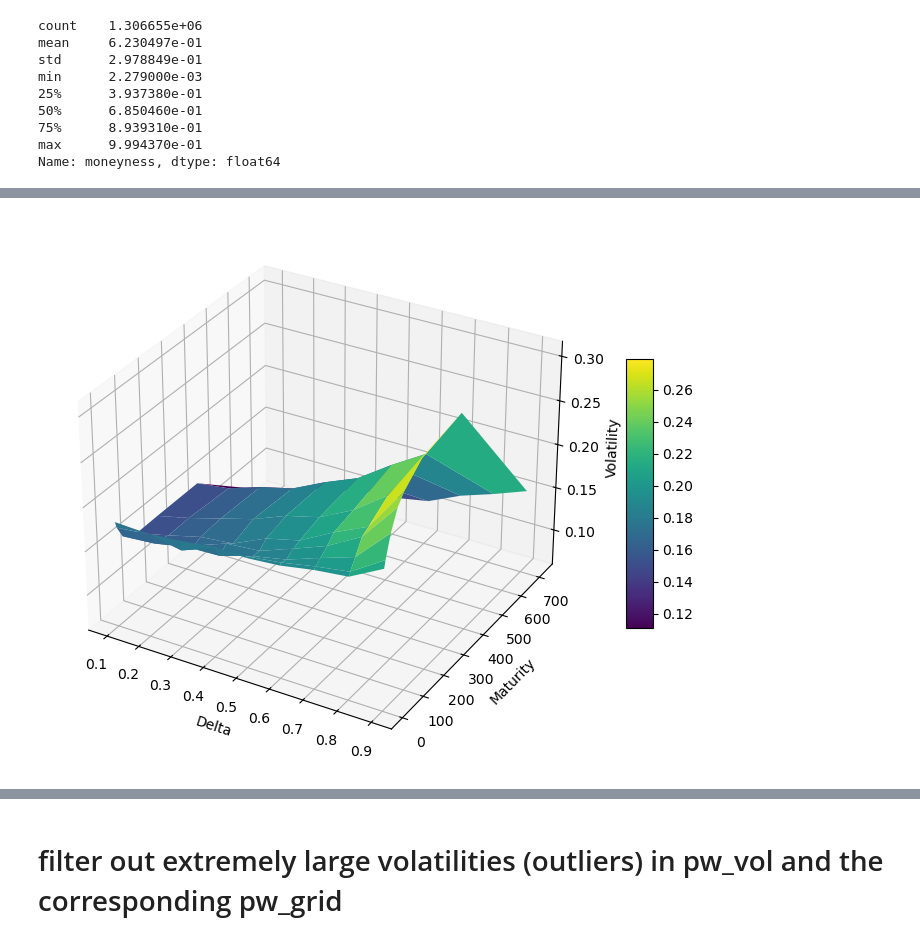
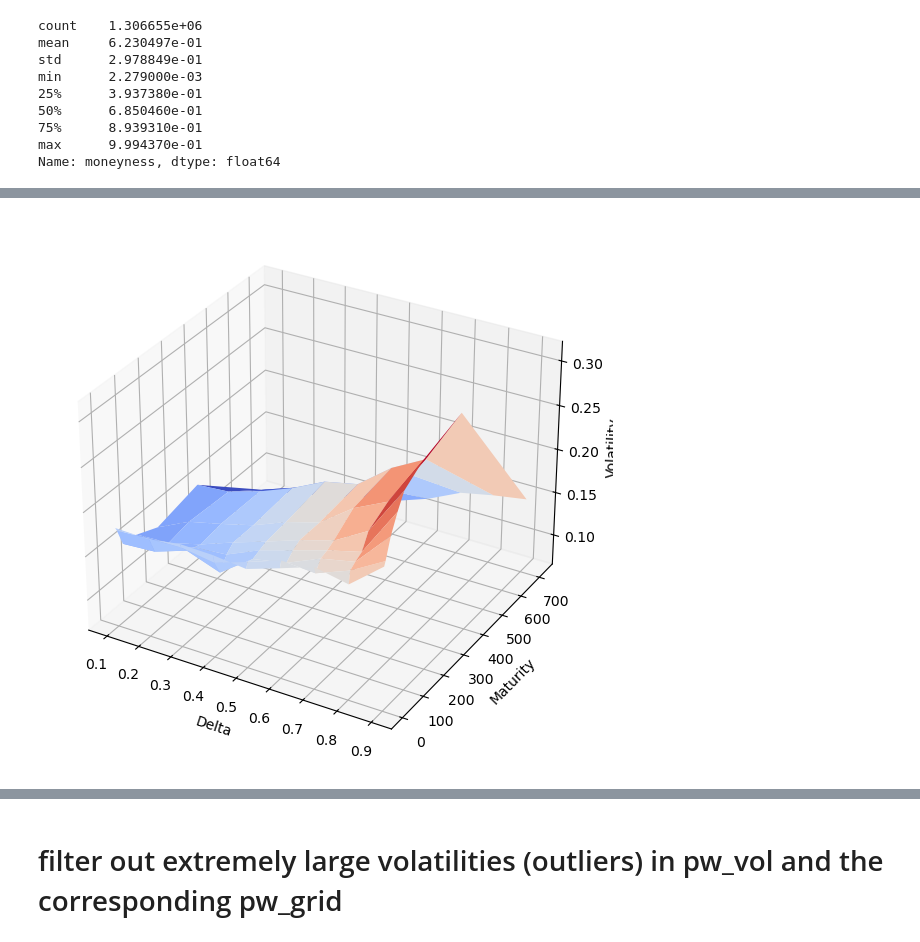
Before and after one commit to zhanghq-chn/VAE-VolSurface, a Jupyter notebook: examples/volsurface_tune_short_grid.ipynb, the cells around one changed output, grey strips where cells are left out. Saved outputs shown, nothing was run; the diff lists cells and outputs as text; code cells hidden in the pictures.

```diff
--- a/examples/volsurface_tune_short_grid.ipynb
+++ b/examples/volsurface_tune_short_grid.ipynb
@@ -433,21 +441,22 @@ array([[0.17921028, 0.17167488, 0.1568726 , 0.1511565 , 0.1475222 ,
 # %%
 from mpl_toolkits.mplot3d import Axes3D
 
 import matplotlib.pyplot as plt
+vae_gen.refresh()
 vol_to_plot = vae_gen.predict_grid(delta=delta_grid, maturity=maturity_grid)
 maturity, delta = np.meshgrid(maturity_grid, delta_grid)
 
 # Plot the surface
 fig = plt.figure(figsize=(10, 7))
 ax = fig.add_subplot(111, projection='3d')
-surf = ax.plot_surface(delta, maturity, vol_to_plot, cmap='viridis')  # Swap maturity and delta
+surf = ax.plot_surface(delta, maturity, vol_to_plot, cmap='coolwarm')  # Swap maturity and delta
 
 # Add labels and color bar
 ax.set_xlabel('Delta')  # Update label
 ax.set_ylabel('Maturity')  # Update label
 ax.set_zlabel('Volatility')
-fig.colorbar(surf, ax=ax, shrink=0.5, aspect=10)
+# fig.colorbar(surf, ax=ax, shrink=0.5, aspect=10)
 
 plt.show()
 # %% [output]
-[figure, old version]
+[figure, new version]
```
Also changed, not shown: parts of 15 cells of this notebook, 8 other files.
